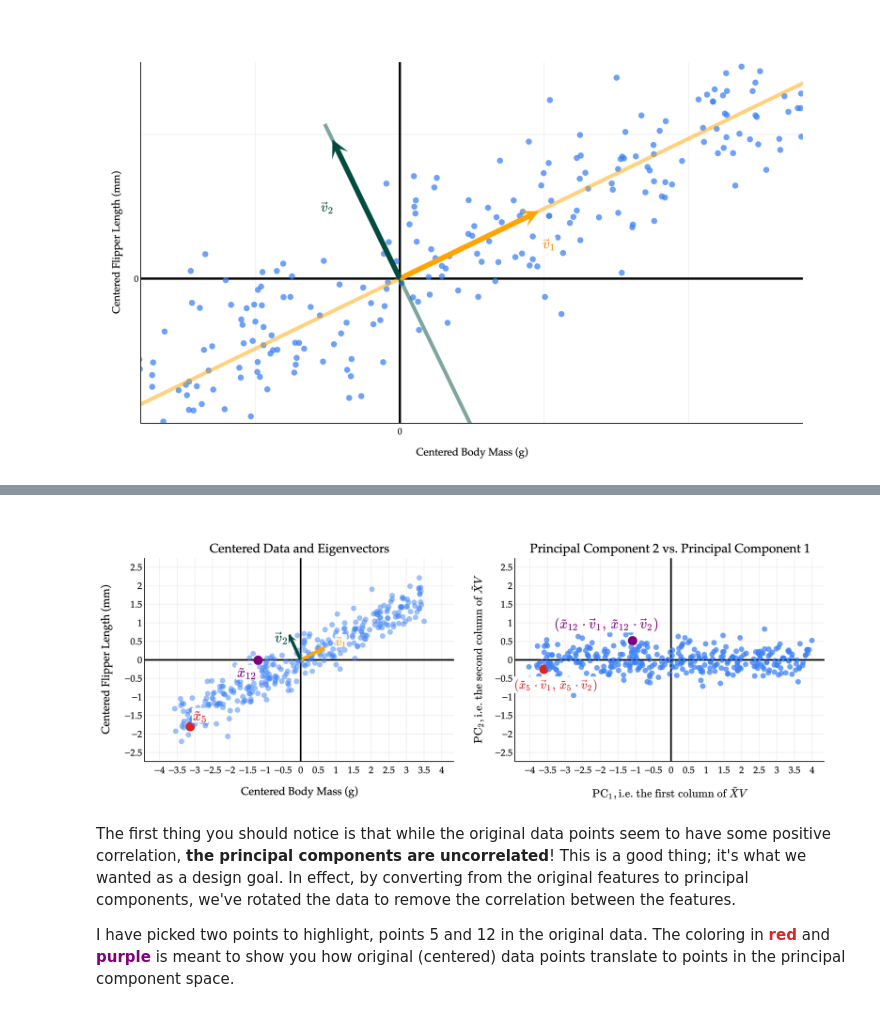
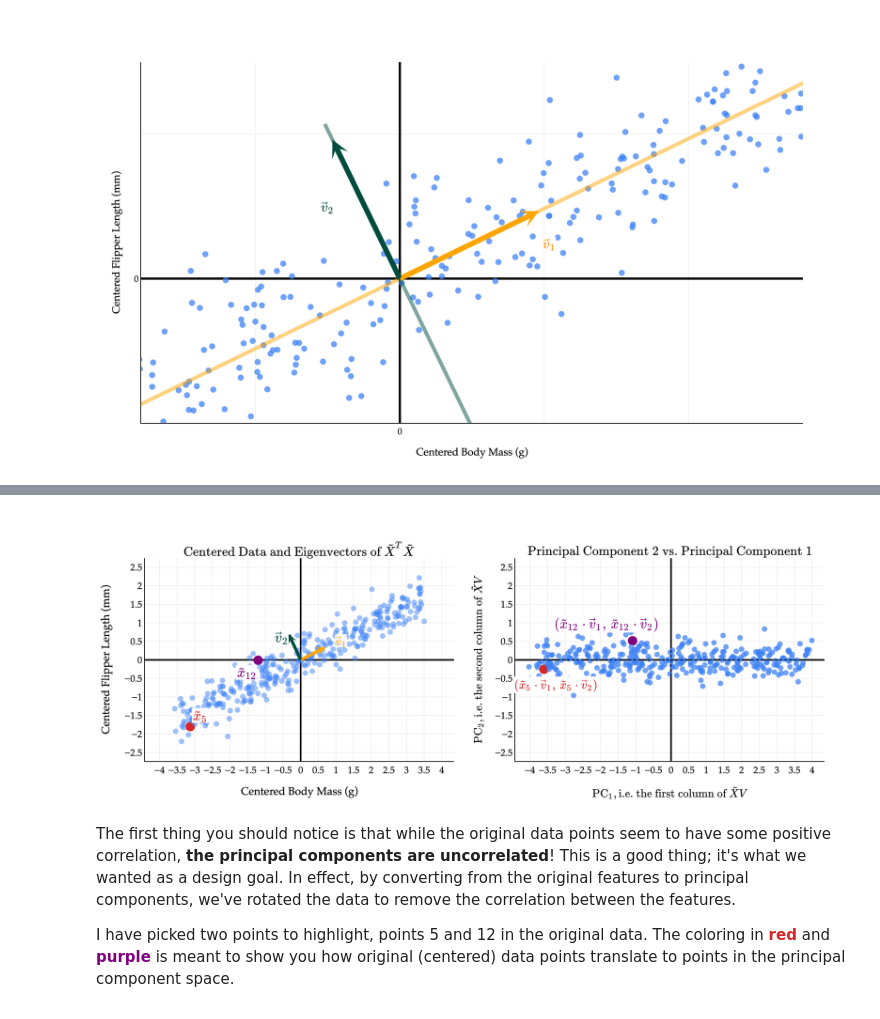
Before and after one commit to eecs245/notes, a Jupyter notebook: 10_singular_value_decomposition/04-principal-components-analysis.ipynb, the cells around one changed output, grey strips where cells are left out. Saved outputs shown, nothing was run; the diff lists cells and outputs as text; code cells hidden in the pictures.

```diff
--- a/10_singular_value_decomposition/04-principal-components-analysis.ipynb
+++ b/10_singular_value_decomposition/04-principal-components-analysis.ipynb
@@ -385,8 +387,8 @@ yr_pc = yr
 fig = make_subplots(
     cols=2,
     subplot_titles=(
-        "Centered Data and Eigenvectors",
-        "Principal Component 2 vs. Principal Component 1"
+        r"$$\text{Centered Data and Eigenvectors of } \tilde{{X}}^T \tilde{{X}}$$",
+        r"$$\text{Principal Component 2 vs. Principal Component 1}$$"
     ),
     horizontal_spacing=0.09
 )
@@ -622,34 +624,34 @@ fig.update_yaxes(
 fig.update_xaxes(
     title=r"$\text{PC}_1, \text{i.e. the first column of } \tilde X V$", row=1, col=2,
     gridcolor="#f0f0f0", showline=True, linecolor="black",
     linewidth=1, zeroline=True, zerolinewidth=2, zerolinecolor="black",
     range=xr_pc,
     dtick=0.5,
 )
 fig.update_yaxes(
     title=r"$\text{PC}_2, \text{i.e. the second column of } \tilde X V$", row=1, col=2,
     gridcolor="#f0f0f0", showline=True, linecolor="black",
     linewidth=1, zeroline=True, zerolinewidth=2, zerolinecolor="black",
     range=yr_pc,
     dtick=0.5,
 )
 
 fig.update_layout(
     plot_bgcolor='white',
     paper_bgcolor='white',
     font=dict(
         family="Palatino Linotype, Palatino, serif",
         color="black"
     ),
     margin=dict(l=30, r=30, t=60, b=40),
     width=955,
     height=374,
     showlegend=False,
 )
 
 fig.show(renderer="png", scale=2.8)
 # %% [output]
-[figure, old version]
+[figure, new version]
 # %% [markdown]
 The first thing you should notice is that while the original data points seem to have some positive correlation, **the principal components are uncorrelated**! This is a good thing; it's what we wanted as a design goal. In effect, by converting from the original features to principal components, we've rotated the data to remove the correlation between the features.
 
```
Also changed, not shown: parts of 1 cell of this notebook, 3 other files.
